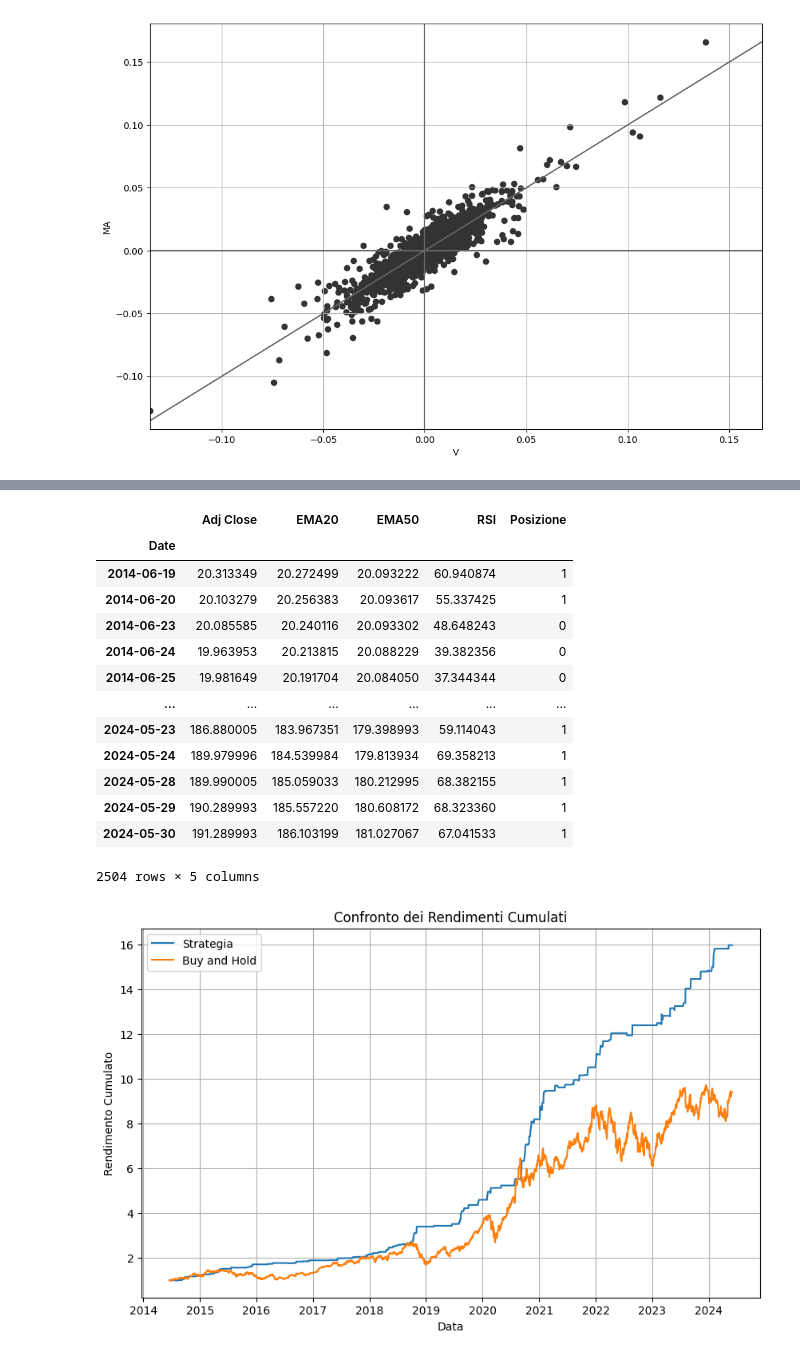
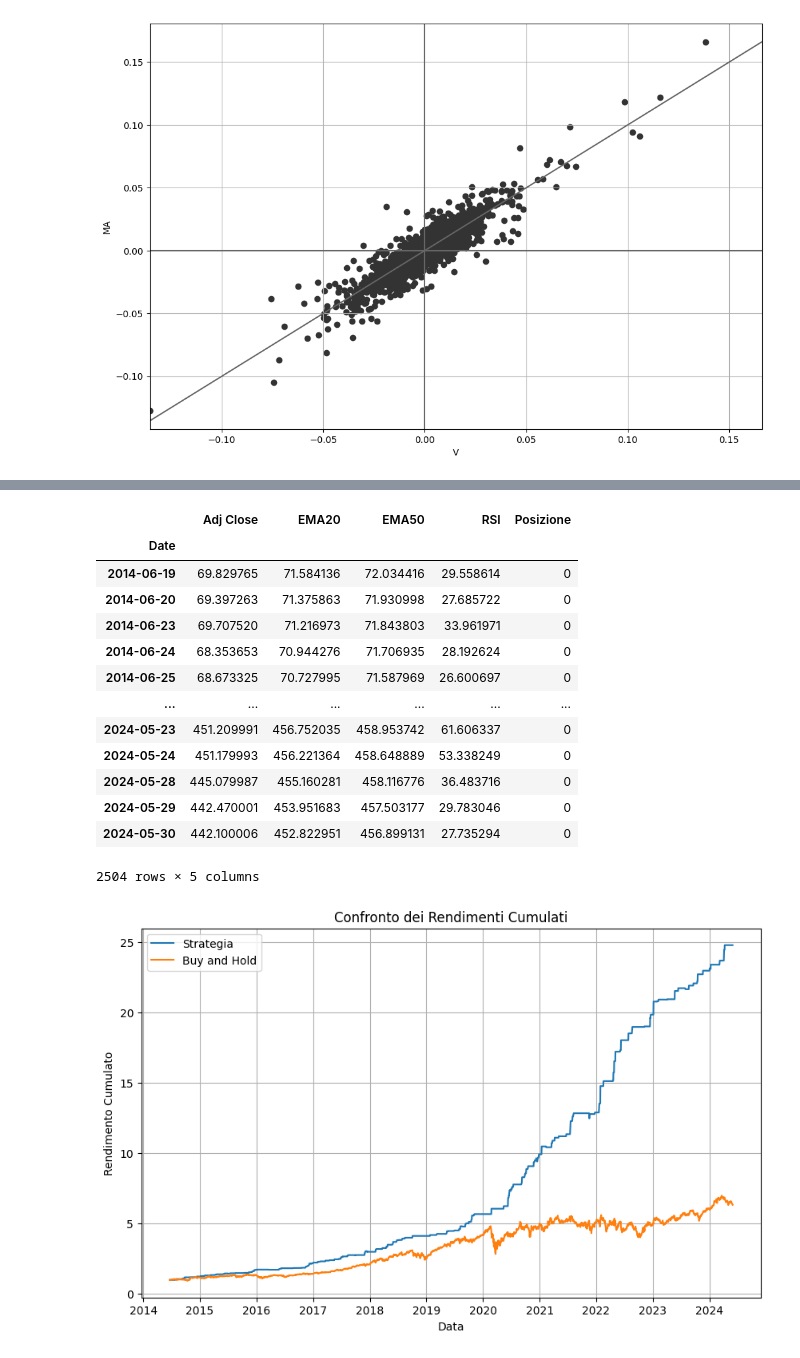
Before and after one commit to Pynci/business-intelligence, a Jupyter notebook: progetto/progetto.ipynb, the cells around one changed output, grey strips where cells are left out. Drawn from its saved outputs; the diff is of its cells as text; code cells hidden in the pictures.

```diff
--- a/progetto/progetto.ipynb
+++ b/progetto/progetto.ipynb
@@ -490,6 +470,10 @@ indicatori_trading_apple
 # %%
-indicatori_trading_apple['EMA20'] = indicatori_trading_apple['Adj Close'].ewm(span=20, adjust=False).mean() # calcolo la media mobile esponenziale a 20 giorni
-indicatori_trading_apple['EMA50'] = indicatori_trading_apple['Adj Close'].ewm(span=50, adjust=False).mean() # calcolo la media mobile esponenziale a 50 giorni
+ticker_strategia = 'MA'
+indicatori_trading  = prezzi_chiusura_giornalieri[ticker_strategia].copy()
+indicatori_trading.rename('Adj Close', inplace=True)
+indicatori_trading = indicatori_trading.to_frame()
+indicatori_trading['EMA20'] = indicatori_trading['Adj Close'].ewm(span=20, adjust=False).mean() # calcolo la media mobile esponenziale a 20 giorni
+indicatori_trading['EMA50'] = indicatori_trading['Adj Close'].ewm(span=50, adjust=False).mean() # calcolo la media mobile esponenziale a 50 giorni
 # %%
 def calcola_RSI(data, window=14):
     delta = data['Adj Close'].diff(1)
@@ -499,10 +483,10 @@ def calcola_RSI(data, window=14):
     RSI = 100 - (100 / (1 + RS))
     return RSI
 
-indicatori_trading_apple['RSI'] = calcola_RSI(indicatori_trading_apple) # calcolo l'indice RSI
-indicatori_trading_apple.dropna(inplace=True)
+indicatori_trading['RSI'] = calcola_RSI(indicatori_trading) # calcolo l'indice RSI
+indicatori_trading.dropna(inplace=True)
 
-indicatori_trading_apple
+indicatori_trading
 # %% [output]
 |  | Adj Close | EMA20 | EMA50 | RSI |
 | Date |  |  |  |  |
@@ -521,54 +515,51 @@ indicatori_trading_apple
 # %%
-strategia_trading_apple = indicatori_trading_apple.copy()
+strategia_trading = indicatori_trading.copy()
 
-# Calcola le condizioni per i segnali di acquisto e vendita
-condizione_acquisto = ((strategia_trading_apple['EMA20'] > strategia_trading_apple['EMA50']) &
-                       (strategia_trading_apple['RSI'] > 30) &
-                       (strategia_trading_apple['RSI'] > 50))
+condizione_acquisto = ((strategia_trading['EMA20'] > strategia_trading['EMA50']) &
+                       (strategia_trading['RSI'] > 50))
 
-condizione_vendita = ((strategia_trading_apple['EMA20'] < strategia_trading_apple['EMA50']) &
-                      (strategia_trading_apple['RSI'] < 70) &
-                      (strategia_trading_apple['RSI'] < 50))
+condizione_vendita = ((strategia_trading['EMA20'] < strategia_trading['EMA50']) &
+                      (strategia_trading['RSI'] < 50))
 
 # Crea la colonna "Posizione" e assegna i valori in base alle condizioni
-strategia_trading_apple['Posizione'] = 0  # Inizializza tutte le posizioni a 0
+strategia_trading['Posizione'] = 0  # Inizializza tutte le posizioni a 0
 
 # Imposta le posizioni a 1 quando si verifica la condizione di acquisto
-strategia_trading_apple.loc[condizione_acquisto, 'Posizione'] = 1
+strategia_trading.loc[condizione_acquisto, 'Posizione'] = 1
 
 # Imposta le posizioni a 1 quando si verifica la condizione di vendita
-strategia_trading_apple.loc[condizione_vendita, 'Posizione'] = 0
+strategia_trading.loc[condizione_vendita, 'Posizione'] = 0
 
-strategia_trading_apple
+strategia_trading
 # %% [output]
 |  | Adj Close | EMA20 | EMA50 | RSI | Posizione |
 | Date |  |  |  |  |  |
-| 2014-06-19 | 20.313349 | 20.272499 | 20.093222 | 60.940874 | 1 |
-| 2014-06-20 | 20.103279 | 20.256383 | 20.093617 | 55.337425 | 1 |
-| 2014-06-23 | 20.085585 | 20.240116 | 20.093302 | 48.648243 | 0 |
-| 2014-06-24 | 19.963953 | 20.213815 | 20.088229 | 39.382356 | 0 |
-| 2014-06-25 | 19.981649 | 20.191704 | 20.084050 | 37.344344 | 0 |
+| 2014-06-19 | 69.829765 | 71.584136 | 72.034416 | 29.558614 | 0 |
+| 2014-06-20 | 69.397263 | 71.375863 | 71.930998 | 27.685722 | 0 |
+| 2014-06-23 | 69.707520 | 71.216973 | 71.843803 | 33.961971 | 0 |
+| 2014-06-24 | 68.353653 | 70.944276 | 71.706935 | 28.192624 | 0 |
+| 2014-06-25 | 68.673325 | 70.727995 | 71.587969 | 26.600697 | 0 |
 | ... | ... | ... | ... | ... | ... |
-| 2024-05-23 | 186.880005 | 183.967351 | 179.398993 | 59.114043 | 1 |
-| 2024-05-24 | 189.979996 | 184.539984 | 179.813934 | 69.358213 | 1 |
-| 2024-05-28 | 189.990005 | 185.059033 | 180.212995 | 68.382155 | 1 |
-| 2024-05-29 | 190.289993 | 185.557220 | 180.608172 | 68.323360 | 1 |
-| 2024-05-30 | 191.289993 | 186.103199 | 181.027067 | 67.041533 | 1 |
+| 2024-05-23 | 451.209991 | 456.752035 | 458.953742 | 61.606337 | 0 |
+| 2024-05-24 | 451.179993 | 456.221364 | 458.648889 | 53.338249 | 0 |
+| 2024-05-28 | 445.079987 | 455.160281 | 458.116776 | 36.483716 | 0 |
+| 2024-05-29 | 442.470001 | 453.951683 | 457.503177 | 29.783046 | 0 |
+| 2024-05-30 | 442.100006 | 452.822951 | 456.899131 | 27.735294 | 0 |
 2504 rows × 5 columns
 # %%
-# Calcola i rendimenti cumulati delle due strategie TODO: sta roba mi sembra un po' fatta a cazzo
-rendimenti_cumulati = (1 + strategia_trading_apple['Posizione'].diff() * strategia_trading_apple['Adj Close'].pct_change()).cumprod()
-rendimento_cumulato_buy_and_hold = (1 + strategia_trading_apple['Adj Close'].pct_change()).cumprod()
+# Calcola i rendimenti cumulati delle due strategie TODO: sta roba mi sembra un po' strana
+rendimenti_cumulati = (1 + strategia_trading['Posizione'].diff() * strategia_trading['Adj Close'].pct_change()).cumprod()
+rendimento_cumulato_buy_and_hold = (1 + strategia_trading['Adj Close'].pct_change()).cumprod()
 
 # Crea un grafico
 plt.figure(figsize=(10, 6))
 plt.plot(rendimenti_cumulati, label='Strategia')
 plt.plot(rendimento_cumulato_buy_and_hold, label='Buy and Hold')
 plt.title('Confronto dei Rendimenti Cumulati')
 plt.xlabel('Data')
 plt.ylabel('Rendimento Cumulato')
 plt.legend()
 plt.grid(True)
 plt.show()
 # %% [output]
-[figure, old version]
+[figure, new version]
```
Also changed, not shown: parts of 6 cells of this notebook.
